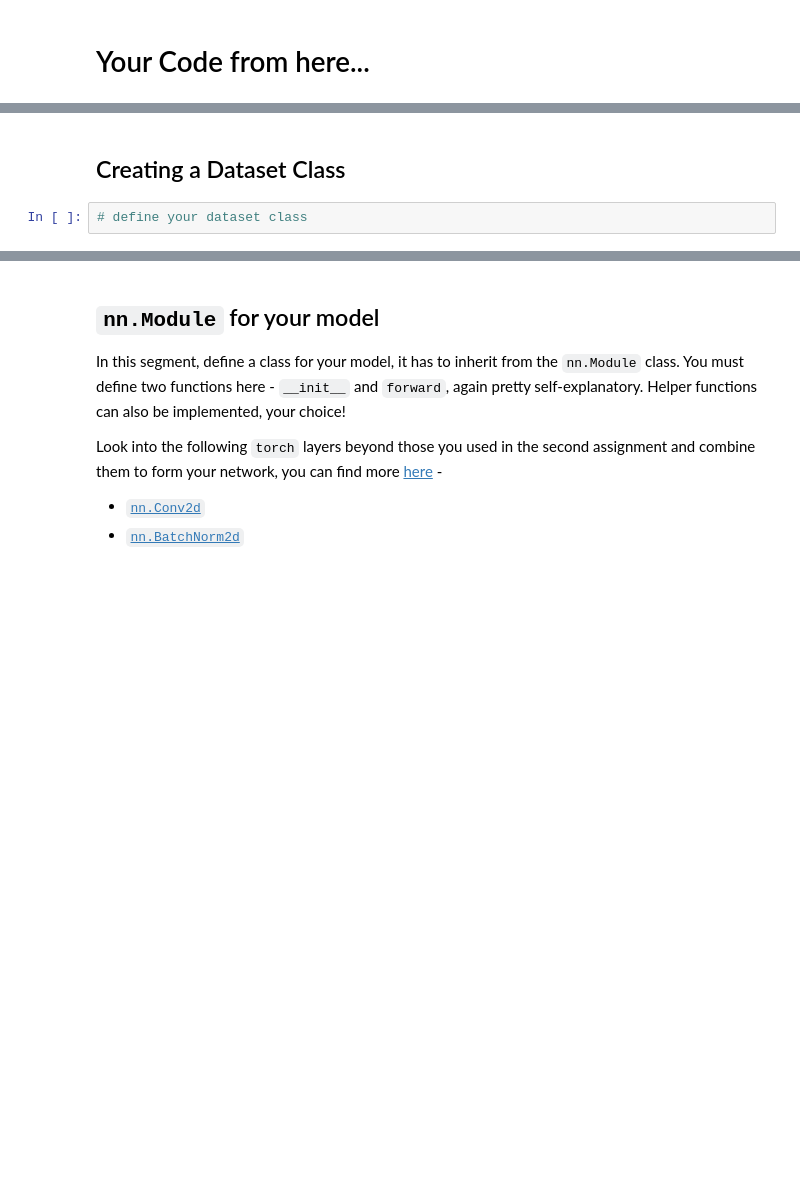
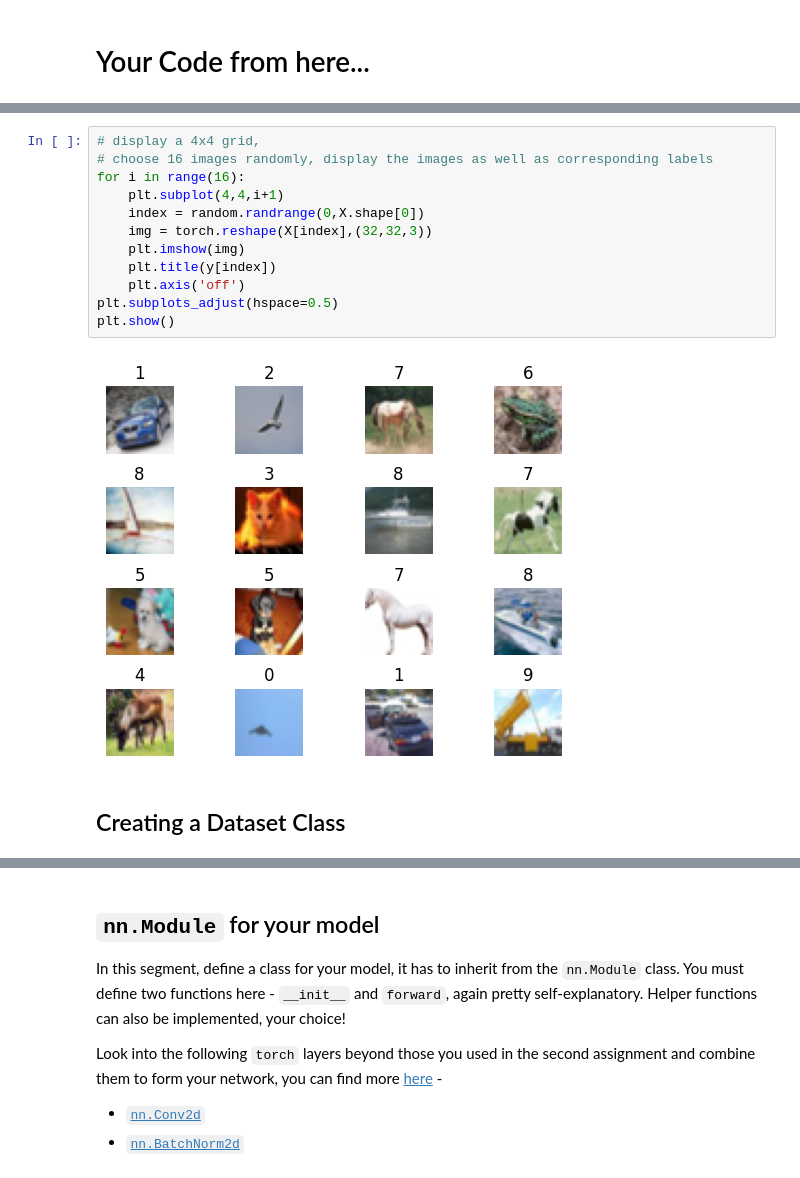
Before and after one commit to Atishay25/WiDS-Image-Caption-Generation, a Jupyter notebook: week3/image_captioning_using_deep_learning_assignment_3.ipynb, the cells around one changed output, grey strips where cells are left out. Saved outputs shown, nothing was run; the diff lists cells and outputs as text; blank space fills up the shorter version.

```diff
--- a/week3/image_captioning_using_deep_learning_assignment_3.ipynb
+++ b/week3/image_captioning_using_deep_learning_assignment_3.ipynb
@@ -86,4 +125,16 @@ y = pass
+# %%
+# display a 4x4 grid,
+# choose 16 images randomly, display the images as well as corresponding labels
+for i in range(16):
+    plt.subplot(4,4,i+1)
+    index = random.randrange(0,X.shape[0])
+    img = torch.reshape(X[index],(32,32,3))
+    plt.imshow(img)
+    plt.title(y[index])
+    plt.axis('off')
+plt.subplots_adjust(hspace=0.5)
+plt.show()
+# %% [output]
+[figure, added]
 # %% [markdown]
 ## Creating a Dataset Class
-# %%
-# define your dataset class
```
Also changed, not shown: parts of 20 cells of this notebook.
